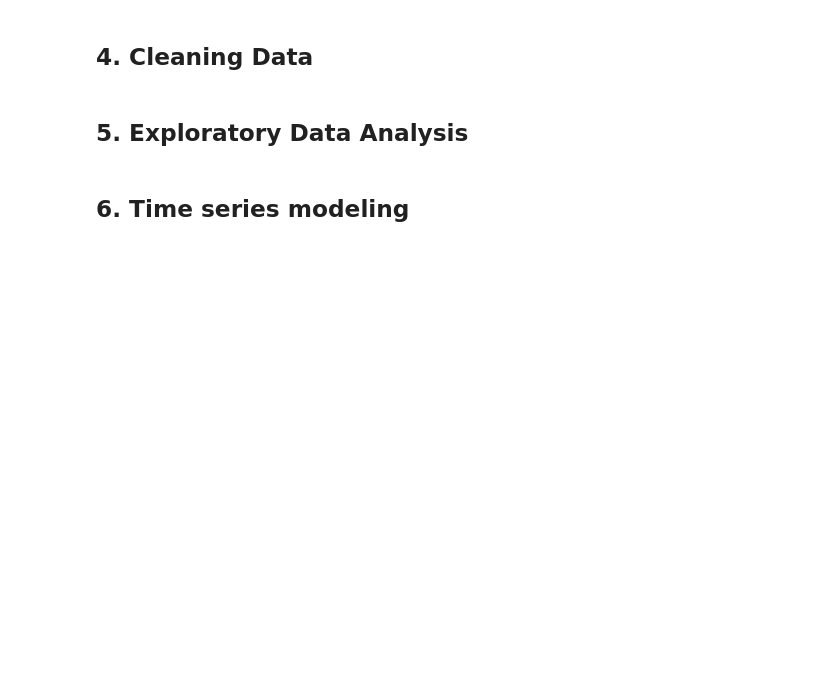
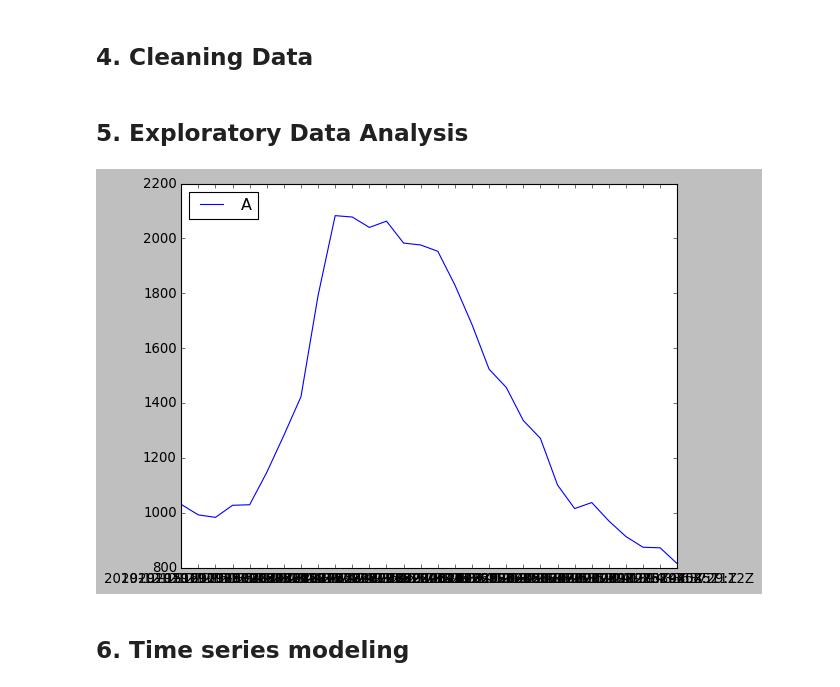
Before and after one commit to algakovic/ROMobile-MarketPrice-Timeseries-Analysis, a Jupyter notebook: SandboxROMExchangeAPI.ipynb, the cells around one changed output. Saved outputs shown, nothing was run; the diff lists cells and outputs as text; code cells hidden in the pictures; blank space fills up the shorter version.

Commit message:
added first visualisation

```diff
--- a/SandboxROMExchangeAPI.ipynb
+++ b/SandboxROMExchangeAPI.ipynb
@@ -30,6 +30,9 @@ import json
 from pandas.io.json import json_normalize
 
 import seaborn as sns
+import matplotlib.pyplot as plt
+%matplotlib inline
+plt.style.use('classic')
 # %% [markdown]
 ## 2. Making Requests
 # %%
@@ -128,3 +126,11 @@ with sns.axes_style('white'):
+# %%
+#plt.hist(dfglobal['price'], normed=True, alpha=0.5)
+
+# Plot the data with Matplotlib defaults
+plt.plot(dfglobal.time, dfglobal.price)
+plt.legend('ABCDEF', ncol=2, loc='upper left');
+# %% [output]
+[figure, added]
 # %% [markdown]
 ## 6. Time series modeling
 # %%
```
Also changed, not shown: parts of 1 cell of this notebook.
